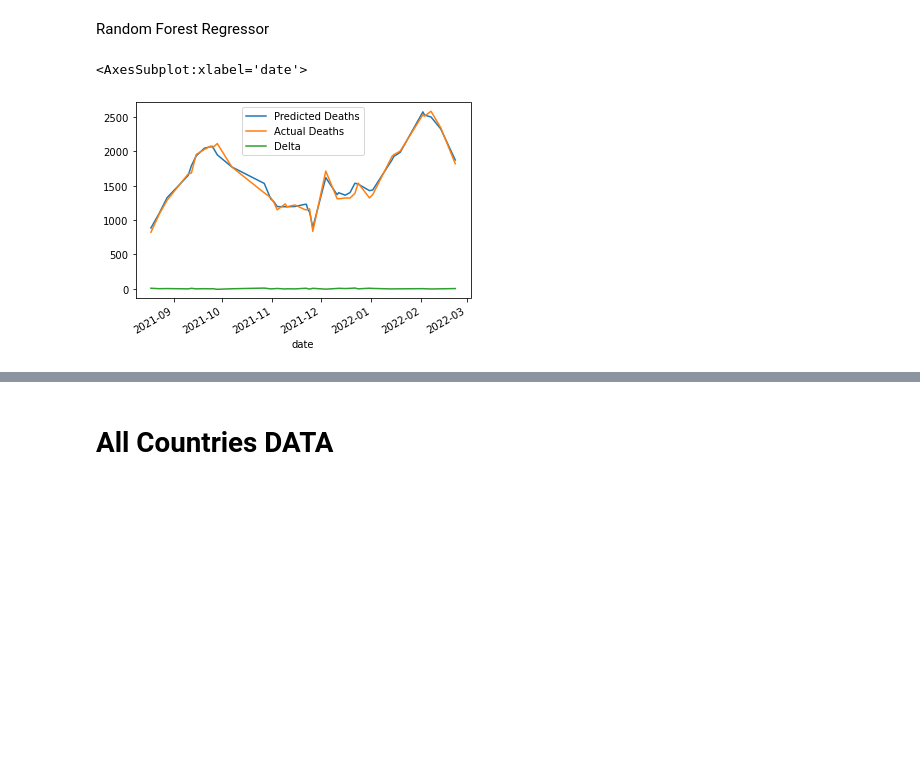
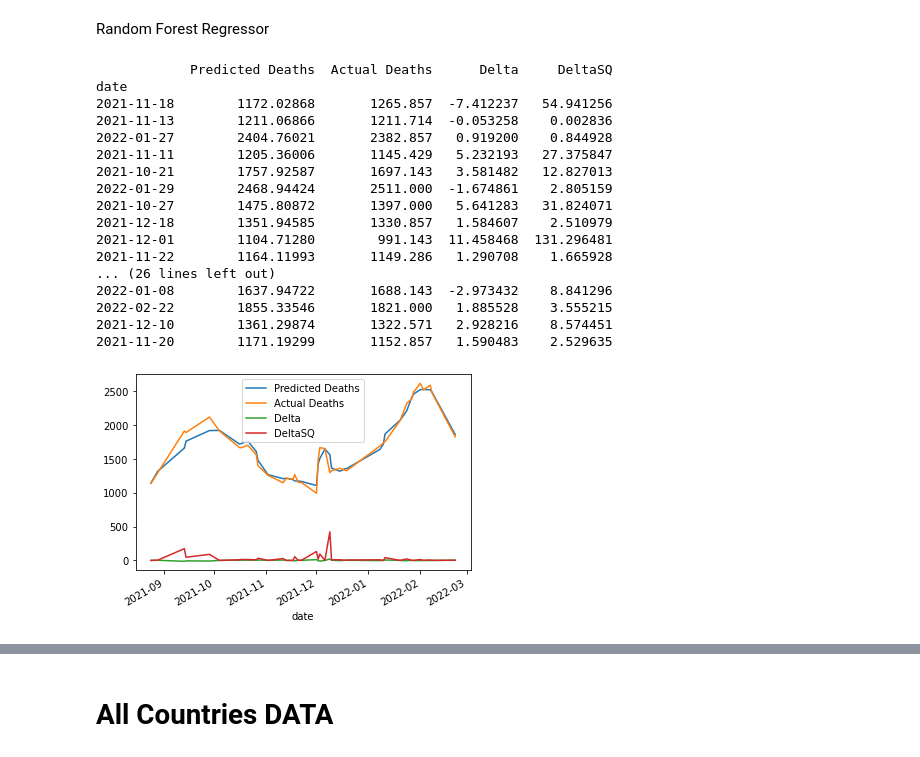
Before and after one commit to byoung6/COVID, a Jupyter notebook: covid_data_fromSQL_MachineLearningModel.ipynb, the cells around one changed output, grey strips where cells are left out. Drawn from its saved outputs; the diff is of its cells as text; code cells hidden in the pictures; blank space fills up the shorter version.

Commit message:
checking delta values and MSE

```diff
--- a/covid_data_fromSQL_MachineLearningModel.ipynb
+++ b/covid_data_fromSQL_MachineLearningModel.ipynb
@@ -220,36 +255,58 @@ Random Forest Regressor
 y = dataFrame['new_deaths_smoothed']
 
 # Features: what you think affects your target -- your independent variables
 X = dataFrame[['new_cases_smoothed',
                  'icu_patients',
                  'new_vaccinations_smoothed',
                  'people_fully_vaccinated',
                  'total_boosters',
                  'new_vaccinations']]
 
 # Train test split
-X_train, X_test, y_train, y_test = train_test_split(X, y, test_size = 0.2)
+X_train, X_test, y_train, y_test = train_test_split(X, y, test_size = 0.2,random_state=100)
 
 # Model Fit
 model = RandomForestRegressor()
 model.fit(X_train, y_train)
 
 # Predict
 y_pred = model.predict(X_test)
 
 # Results
 y_test_df = pd.DataFrame(y_test)
 
 y_pred_df = pd.DataFrame(y_pred, index = y_test_df.index)
 res = pd.concat([y_pred_df, y_test_df], axis = 1)
 res.columns = ['Predicted Deaths', 'Actual Deaths']
 res['Delta'] = ((res['Predicted Deaths'] - res['Actual Deaths'])/res['Actual Deaths']) * 100
+res['DeltaSQ'] = (res['Delta'] * res['Delta'])
 
 # Plot
 res.plot()
+
+print(res)
+
+output_file_path= "csv/delta2MSE.csv"
+res.to_csv(output_file_path, index=False)
 # %% [output]
-<AxesSubplot:xlabel='date'>
+            Predicted Deaths  Actual Deaths      Delta     DeltaSQ
+date
+2021-11-18        1172.02868       1265.857  -7.412237   54.941256
+2021-11-13        1211.06866       1211.714  -0.053258    0.002836
+2022-01-27        2404.76021       2382.857   0.919200    0.844928
+2021-11-11        1205.36006       1145.429   5.232193   27.375847
+2021-10-21        1757.92587       1697.143   3.581482   12.827013
+2022-01-29        2468.94424       2511.000  -1.674861    2.805159
+2021-10-27        1475.80872       1397.000   5.641283   31.824071
+2021-12-18        1351.94585       1330.857   1.584607    2.510979
+2021-12-01        1104.71280        991.143  11.458468  131.296481
+2021-11-22        1164.11993       1149.286   1.290708    1.665928
+... (26 lines left out)
+2022-01-08        1637.94722       1688.143  -2.973432    8.841296
+2022-02-22        1855.33546       1821.000   1.885528    3.555215
+2021-12-10        1361.29874       1322.571   2.928216    8.574451
+2021-11-20        1171.19299       1152.857   1.590483    2.529635
-[figure, old version]
+[figure, new version]
 # %%
 # mean squared error calculation to determine accuracy of randomforestregressor model
 rms = mean_squared_error(y_test, y_pred, squared=False)
```
Also changed, not shown: parts of 8 cells of this notebook, 1 other file.
